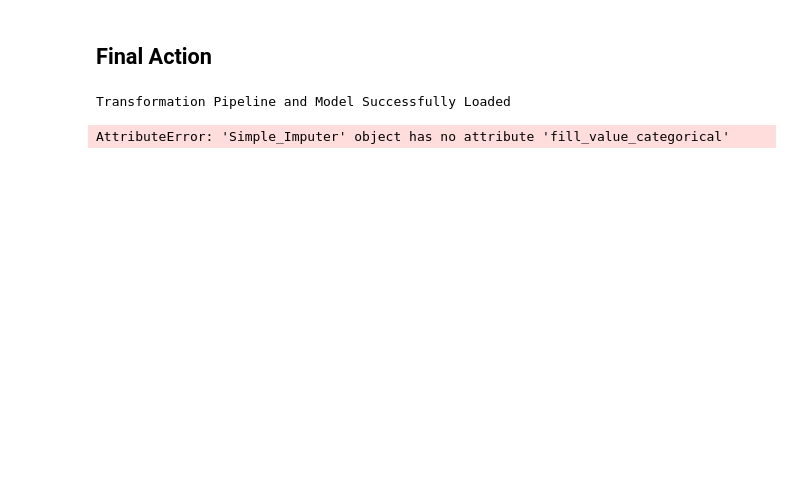
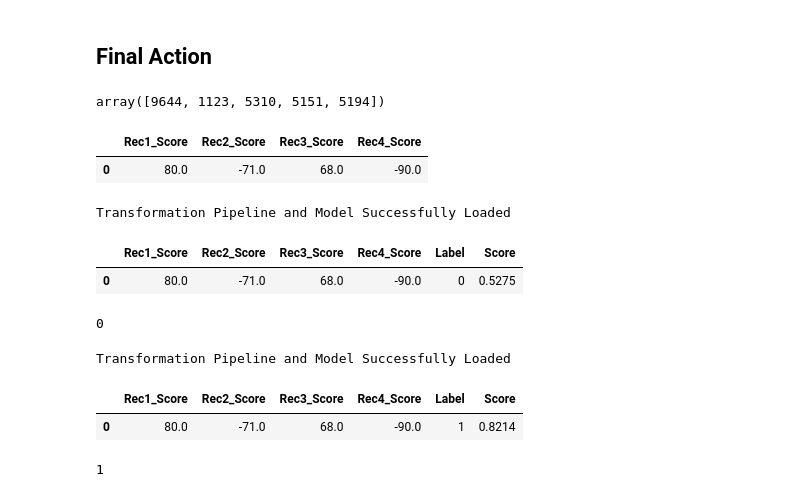
Before and after one commit to Forexience/Forexience, a Jupyter notebook: Production/Prod_Pipeline.ipynb, the cells around one changed output. Cells and saved outputs as stored; diff of their text form; code cells hidden in the pictures; blank space fills up the shorter version.

```diff
--- a/Production/Prod_Pipeline.ipynb
+++ b/Production/Prod_Pipeline.ipynb
@@ -254,13 +254,17 @@ indices, distances = find_k_similar_candles (candle_no,data)
 ## Final Action
 # %%
 indices = indices[0:1][0]
+# %%
+indices
+# %% [output]
+array([9644, 1123, 5310, 5151, 5194])
 # %%
 recs = []
 
-for indice in indices[1:10]:
+for indice in indices[1:5]:
 
     data = pd.read_csv(filename)
-    data = data.iloc[indice:indice+3]
+    data = data.iloc[indice:indice+7]
 
     data['candleno'] = range (1, len(data) + 1)
     X = data['candleno'].values.reshape(-1, 1)
@@ -276,18 +280,30 @@ for indice in indices[1:10]:
     else:
         recs.append((r2_score(Y, y_pred).round(2)*100) * -1)
 # %%
-data_unseen = pd.DataFrame ({'Rec1': [recs[0]], 'Rec2': [recs[1]], 'Rec3':[recs[2]]})
+data_unseen = pd.DataFrame ({'Rec1_Score': [recs[0]], 'Rec2_Score': [recs[1]], 'Rec3_Score':[recs[2]], 'Rec4_Score':[recs[3]]})
+# %%
+data_unseen
+# %% [output]
+|  | Rec1_Score | Rec2_Score | Rec3_Score | Rec4_Score |
+| 0 | 80.0 | -71.0 | 68.0 | -90.0 |
 # %%
-SAVED_FINAL_MODEL = load_model('EURUSD/FINAL_LIGHTGBM_17Nov2021_EURUSD')
+SAVED_FINAL_MODEL = load_model('EURUSD/14-12-2021_12-59_AM_knn_EURUSD')
 new_prediction = predict_model(SAVED_FINAL_MODEL, data=data_unseen)
 new_prediction.head()
 # %% [output]
 Transformation Pipeline and Model Successfully Loaded
-AttributeError: 'Simple_Imputer' object has no attribute 'fill_value_categorical'
+|  | Rec1_Score | Rec2_Score | Rec3_Score | Rec4_Score | Label | Score |
+| 0 | 80.0 | -71.0 | 68.0 | -90.0 | 0 | 0.5275 |
 # %%
-LIGHTGBM_Pre = new_prediction['Label']
-LIGHTGBM_Pre[0]
+KNN_Pre = new_prediction['Label']
+KNN_Pre[0]
+# %% [output]
+0
 # %%
-SAVED_FINAL_MODEL = load_model('EURUSD/FINAL_GBC_17Nov2021_EURUSD')
+SAVED_FINAL_MODEL = load_model('EURUSD/14-12-2021_09-08_AM_gbc_EURUSD')
 new_prediction = predict_model(SAVED_FINAL_MODEL, data=data_unseen)
 new_prediction.head()
+# %% [output]
+Transformation Pipeline and Model Successfully Loaded
+|  | Rec1_Score | Rec2_Score | Rec3_Score | Rec4_Score | Label | Score |
+| 0 | 80.0 | -71.0 | 68.0 | -90.0 | 1 | 0.8214 |
@@ -296,3 +310,8 @@ LIGHTGBM_Pre[0]
+# %%
+GBC_Pre = new_prediction['Label']
+GBC_Pre[0]
+# %% [output]
+1
 # %%
 BUY_SL
 # %%
```
Also changed, not shown: parts of 9 cells of this notebook, 8 other files.
